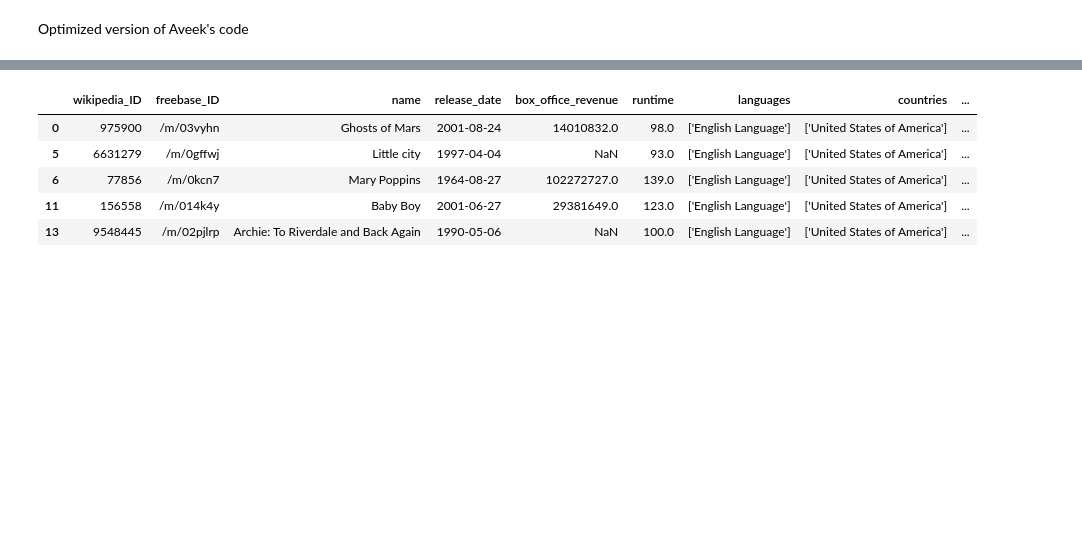
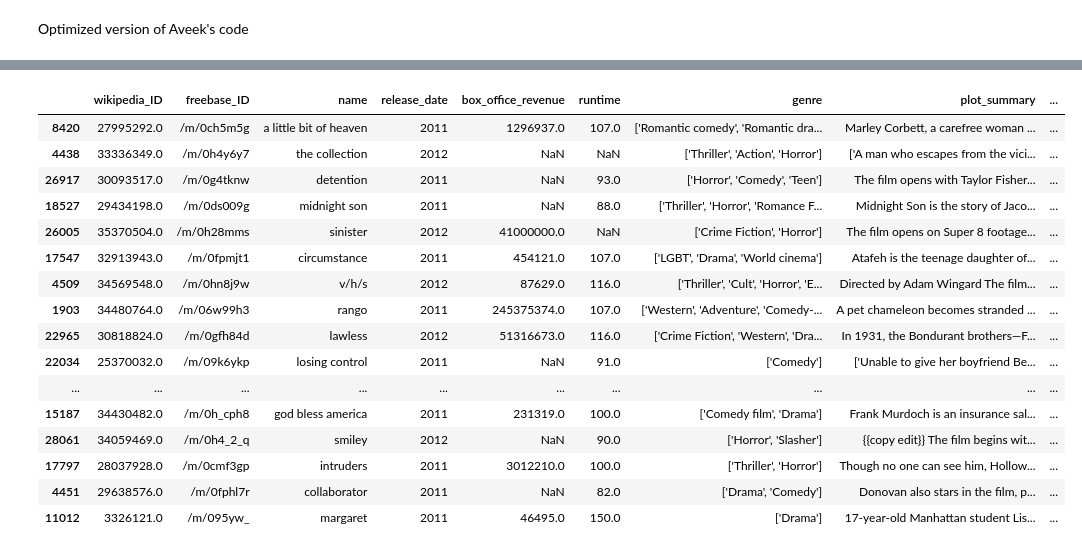
Before and after one commit to epfl-ada/ada-2023-project-badabob, a Jupyter notebook: main_char.ipynb, the cells around one changed output, grey strips where cells are left out. Saved outputs shown, nothing was run; the diff lists cells and outputs as text; code cells hidden in the pictures; blank space fills up the shorter version.

```diff
--- a/main_char.ipynb
+++ b/main_char.ipynb
@@ -43,0 +65,4 @@ df.head()
+# %%
+elligible_movies = select_elligible_movies_for_main_char_analysis(movie_metadata)
+df = elligible_movies.sample(n=20)
+df.head(20)
@@ -91,7 +158,8 @@ def extract_main_characters(summary: str, nb_sentences=5):
 # %%
 def find_main_characters_genders(movie_row, characters_df):
-    movie_ID = movie_row['wikipedia_ID']
-    selected_character_metadata = characters_df.loc[characters_df['wikipedia_ID'] == movie_ID]
+    IMDB_ID_character_list = characters_df.loc[characters_df['IMDB_ID'] == movie_row['IMDB_ID']]
+    wikipedia_ID_character_list = characters_df.loc[characters_df['wikipedia_ID'] == movie_row['wikipedia_ID']]
+    selected_character_metadata = pd.concat([IMDB_ID_character_list,wikipedia_ID_character_list],ignore_index=True)
 
     genders = []
     for name in movie_row['main characters']:
@@ -107,11 +175,22 @@ def find_main_characters_genders(movie_row, characters_df):
 # %%
 df['main characters'] = df['plot_summary'].apply(extract_main_characters, nb_sentences=5)
 df['main character genders'] = df.apply(find_main_characters_genders, characters_df=character_metadata, axis=1)
-df.head()
+df.head(20)
 # %% [output]
-|  | wikipedia_ID | freebase_ID | name | release_date | box_office_revenue | runtime | languages | countries | ... |
-| 0 | 975900 | /m/03vyhn | Ghosts of Mars | 2001-08-24 | 14010832.0 | 98.0 | ['English Language'] | ['United States of America'] | ... |
-| 5 | 6631279 | /m/0gffwj | Little city | 1997-04-04 | NaN | 93.0 | ['English Language'] | ['United States of America'] | ... |
-| 6 | 77856 | /m/0kcn7 | Mary Poppins | 1964-08-27 | 102272727.0 | 139.0 | ['English Language'] | ['United States of America'] | ... |
-| 11 | 156558 | /m/014k4y | Baby Boy | 2001-06-27 | 29381649.0 | 123.0 | ['English Language'] | ['United States of America'] | ... |
-| 13 | 9548445 | /m/02pjlrp | Archie: To Riverdale and Back Again | 1990-05-06 | NaN | 100.0 | ['English Language'] | ['United States of America'] | ... |
+|  | wikipedia_ID | freebase_ID | name | release_date | box_office_revenue | runtime | genre | plot_summary | ... |
+| 8420 | 27995292.0 | /m/0ch5m5g | a little bit of heaven | 2011 | 1296937.0 | 107.0 | ['Romantic comedy', 'Romantic dra... | Marley Corbett, a carefree woman ... | ... |
+| 4438 | 33336349.0 | /m/0h4y6y7 | the collection | 2012 | NaN | NaN | ['Thriller', 'Action', 'Horror'] | ['A man who escapes from the vici... | ... |
+| 26917 | 30093517.0 | /m/0g4tknw | detention | 2011 | NaN | 93.0 | ['Horror', 'Comedy', 'Teen'] | The film opens with Taylor Fisher... | ... |
+| 18527 | 29434198.0 | /m/0ds009g | midnight son | 2011 | NaN | 88.0 | ['Thriller', 'Horror', 'Romance F... | Midnight Son is the story of Jaco... | ... |
+| 26005 | 35370504.0 | /m/0h28mms | sinister | 2012 | 41000000.0 | NaN | ['Crime Fiction', 'Horror'] | The film opens on Super 8 footage... | ... |
+| 17547 | 32913943.0 | /m/0fpmjt1 | circumstance | 2011 | 454121.0 | 107.0 | ['LGBT', 'Drama', 'World cinema'] | Atafeh is the teenage daughter of... | ... |
+| 4509 | 34569548.0 | /m/0hn8j9w | v/h/s | 2012 | 87629.0 | 116.0 | ['Thriller', 'Cult', 'Horror', 'E... | Directed by Adam Wingard The film... | ... |
+| 1903 | 34480764.0 | /m/06w99h3 | rango | 2011 | 245375374.0 | 107.0 | ['Western', 'Adventure', 'Comedy-... | A pet chameleon becomes stranded ... | ... |
+| 22965 | 30818824.0 | /m/0gfh84d | lawless | 2012 | 51316673.0 | 116.0 | ['Crime Fiction', 'Western', 'Dra... | In 1931, the Bondurant brothers—F... | ... |
+| 22034 | 25370032.0 | /m/09k6ykp | losing control | 2011 | NaN | 91.0 | ['Comedy'] | ['Unable to give her boyfriend Be... | ... |
+| ... | ... | ... | ... | ... | ... | ... | ... | ... | ... |
+| 15187 | 34430482.0 | /m/0h_cph8 | god bless america | 2011 | 231319.0 | 100.0 | ['Comedy film', 'Drama'] | Frank Murdoch is an insurance sal... | ... |
+| 28061 | 34059469.0 | /m/0h4_2_q | smiley | 2012 | NaN | 90.0 | ['Horror', 'Slasher'] | {{copy edit}} The film begins wit... | ... |
+| 17797 | 28037928.0 | /m/0cmf3gp | intruders | 2011 | 3012210.0 | 100.0 | ['Thriller', 'Horror'] | Though no one can see him, Hollow... | ... |
+| 4451 | 29638576.0 | /m/0fphl7r | collaborator | 2011 | NaN | 82.0 | ['Drama', 'Comedy'] | Donovan also stars in the film, p... | ... |
+| 11012 | 3326121.0 | /m/095yw_ | margaret | 2011 | 46495.0 | 150.0 | ['Drama'] | 17-year-old Manhattan student Lis... | ... |
```
Also changed, not shown: parts of 7 cells of this notebook.
